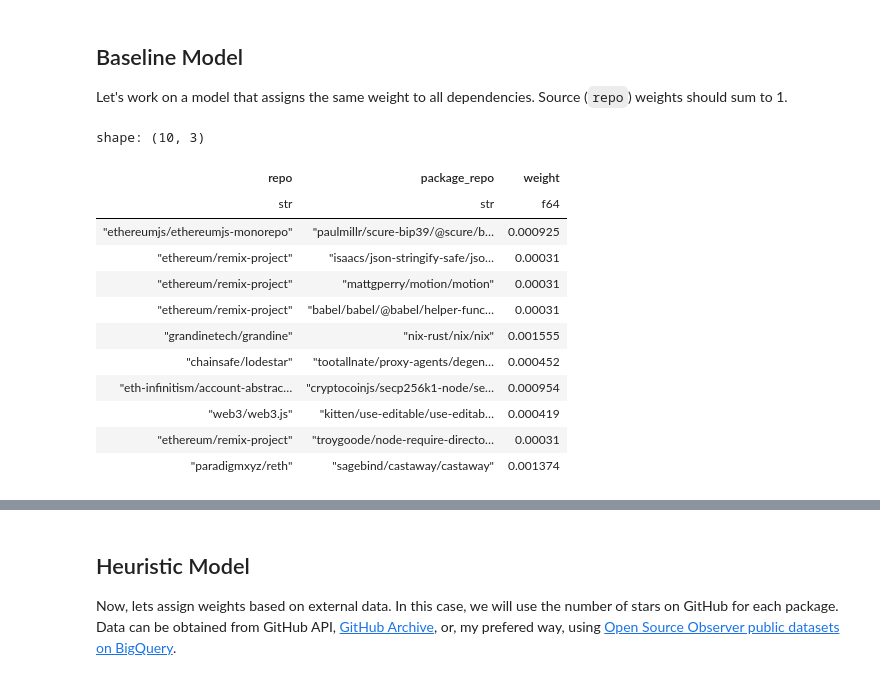
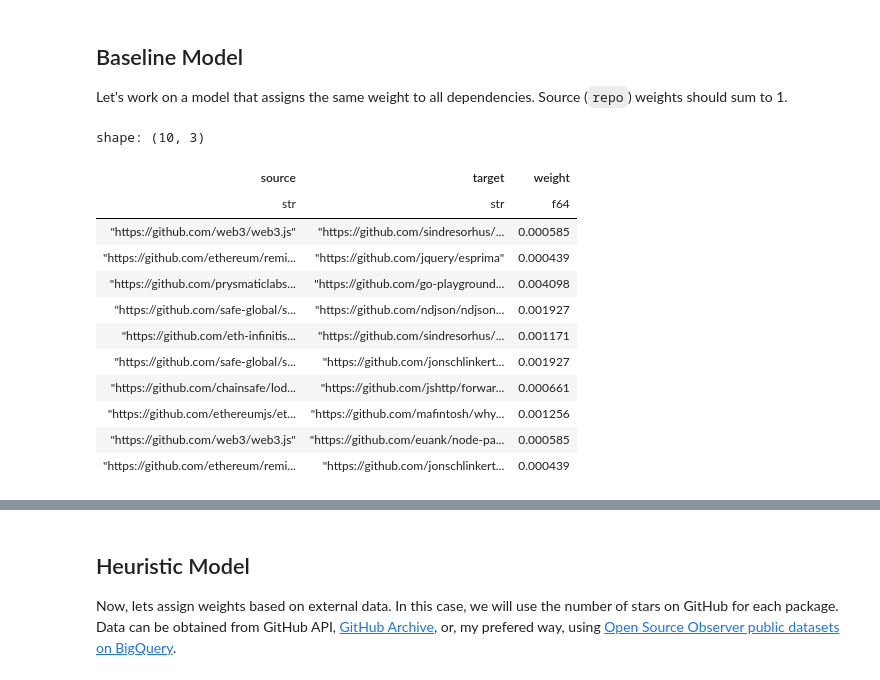
Before and after one commit to maxwshen/predictive-funding-challenge, a Jupyter notebook: exploration.ipynb, the cells around one changed output, grey strips where cells are left out. Cells and saved outputs as stored; diff of their text form; code cells hidden in the pictures.

```diff
--- a/exploration.ipynb
+++ b/exploration.ipynb
@@ -14,7 +54,0 @@ with urllib.request.urlopen(url) as response:
-# %%
-import polars as pl
-
-pl.Config.set_tbl_rows(20)
-
-df = pl.read_csv('https://raw.githubusercontent.com/deepfunding/dependency-graph/refs/heads/main/graph/unweighted_graph.csv')
-df.sample(10)
@@ -63,18 +74,10 @@ shape: (4, 2)
-# %%
-df = df.with_columns(
-    pl.concat_str(
-        [
-            pl.col("seed_repo_owner"),
-            pl.col("seed_repo_name"),
-        ],
-        separator="/"
-    ).alias("repo"),
-    pl.concat_str(
-        [
-            pl.col("package_repo_owner"),
-            pl.col("package_repo_name"),
-            pl.col("package_name"),
-        ],
-        separator="/"
-    ).alias("package_repo"),
-)
+# %%
+# Split source and target URLs into organization and repository components
+df = df.with_columns([
+    pl.col("source").str.extract(r"https://github.com/([^/]+)/([^/]+)$", 1).alias("source_organization"),
+    pl.col("source").str.extract(r"https://github.com/([^/]+)/([^/]+)$", 2).alias("source_repository"),
+    pl.col("target").str.extract(r"https://github.com/([^/]+)/([^/]+)$", 1).alias("target_organization"),
+    pl.col("target").str.extract(r"https://github.com/([^/]+)/([^/]+)$", 2).alias("target_repository")
+])
+
+df.sample(10)
@@ -140,22 +155,22 @@ df.select(pl.col("package_repo_owner"), pl.col("package_repo_name")).n_unique()
 Let's work on a model that assigns the same weight to all dependencies. Source (`repo`) weights should sum to 1.
 # %%
 df = df.with_columns(
-    (1 / pl.col("package_repo").n_unique().over("repo")).alias("weight")
+    (1 / pl.col("target").n_unique().over("source")).alias("weight")
 )
 # %%
-df.select("repo", "package_repo", "weight").sample(10)
+df.select("source", "target", "weight").sample(10)
 # %% [output]
 shape: (10, 3)
-| repo | package_repo | weight |
+| source | target | weight |
 | str | str | f64 |
-| "ethereumjs/ethereumjs-monorepo" | "paulmillr/scure-bip39/@scure/b… | 0.000925 |
-| "ethereum/remix-project" | "isaacs/json-stringify-safe/jso… | 0.00031 |
-| "ethereum/remix-project" | "mattgperry/motion/motion" | 0.00031 |
-| "ethereum/remix-project" | "babel/babel/@babel/helper-func… | 0.00031 |
-| "grandinetech/grandine" | "nix-rust/nix/nix" | 0.001555 |
-| "chainsafe/lodestar" | "tootallnate/proxy-agents/degen… | 0.000452 |
-| "eth-infinitism/account-abstrac… | "cryptocoinjs/secp256k1-node/se… | 0.000954 |
-| "web3/web3.js" | "kitten/use-editable/use-editab… | 0.000419 |
-| "ethereum/remix-project" | "troygoode/node-require-directo… | 0.00031 |
-| "paradigmxyz/reth" | "sagebind/castaway/castaway" | 0.001374 |
+| "https://github.com/web3/web3.js" | "https://github.com/sindresorhus/... | 0.000585 |
+| "https://github.com/ethereum/remi... | "https://github.com/jquery/esprima" | 0.000439 |
+| "https://github.com/prysmaticlabs... | "https://github.com/go-playground... | 0.004098 |
+| "https://github.com/safe-global/s... | "https://github.com/ndjson/ndjson... | 0.001927 |
+| "https://github.com/eth-infinitis... | "https://github.com/sindresorhus/... | 0.001171 |
+| "https://github.com/safe-global/s... | "https://github.com/jonschlinkert... | 0.001927 |
+| "https://github.com/chainsafe/lod... | "https://github.com/jshttp/forwar... | 0.000661 |
+| "https://github.com/ethereumjs/et... | "https://github.com/mafintosh/why... | 0.001256 |
+| "https://github.com/web3/web3.js" | "https://github.com/euank/node-pa... | 0.000585 |
+| "https://github.com/ethereum/remi... | "https://github.com/jonschlinkert... | 0.000439 |
 # %%
```
Also changed, not shown: parts of 19 cells of this notebook.
